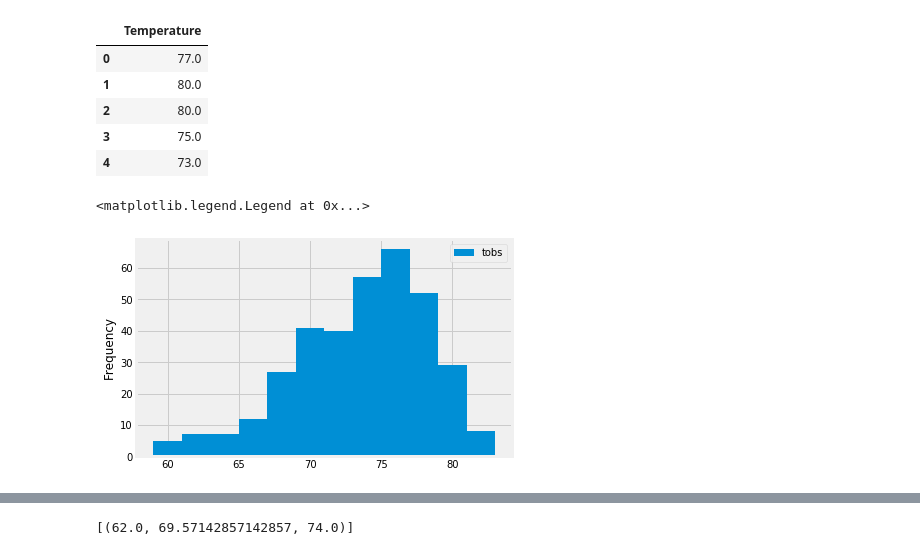
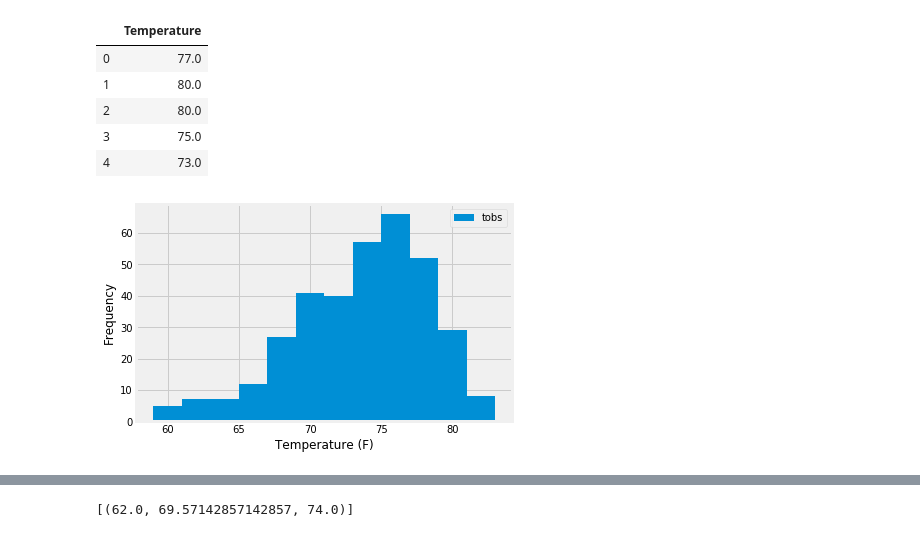
Before and after one commit to efrisch6/sqlalchemy-challenge, a Jupyter notebook: climate_starter.ipynb, the cells around one changed output, grey strips where cells are left out. Saved outputs shown, nothing was run; the diff lists cells and outputs as text; code cells hidden in the pictures.

```diff
--- a/climate_starter.ipynb
+++ b/climate_starter.ipynb
@@ -163,13 +119,14 @@ temp_df.head()
 | 2 | 80.0 |
 | 3 | 75.0 |
 | 4 | 73.0 |
-# %%
-plt.hist(temp_df.Temperature, bins=12)
-plt.ylabel("Frequency")
-plt.legend(labels=["tobs"],loc='best')
-# %% [output]
-<matplotlib.legend.Legend at 0x...>
-[figure, removed]
 # %%
 # Choose the station with the highest number of temperature observations.
 # Query the last 12 months of temperature observation data for this station and plot the results as a histogram
+
+plt.hist(temp_df.Temperature, bins=12)
+plt.ylabel("Frequency")
+plt.xlabel("Temperature (F)")
+plt.legend(labels=["tobs"],loc='best')
+plt.savefig("Images/station_histogram.png")
+# %% [output]
+[figure, added]
```
Also changed, not shown: parts of 25 cells of this notebook, 5 other files.
